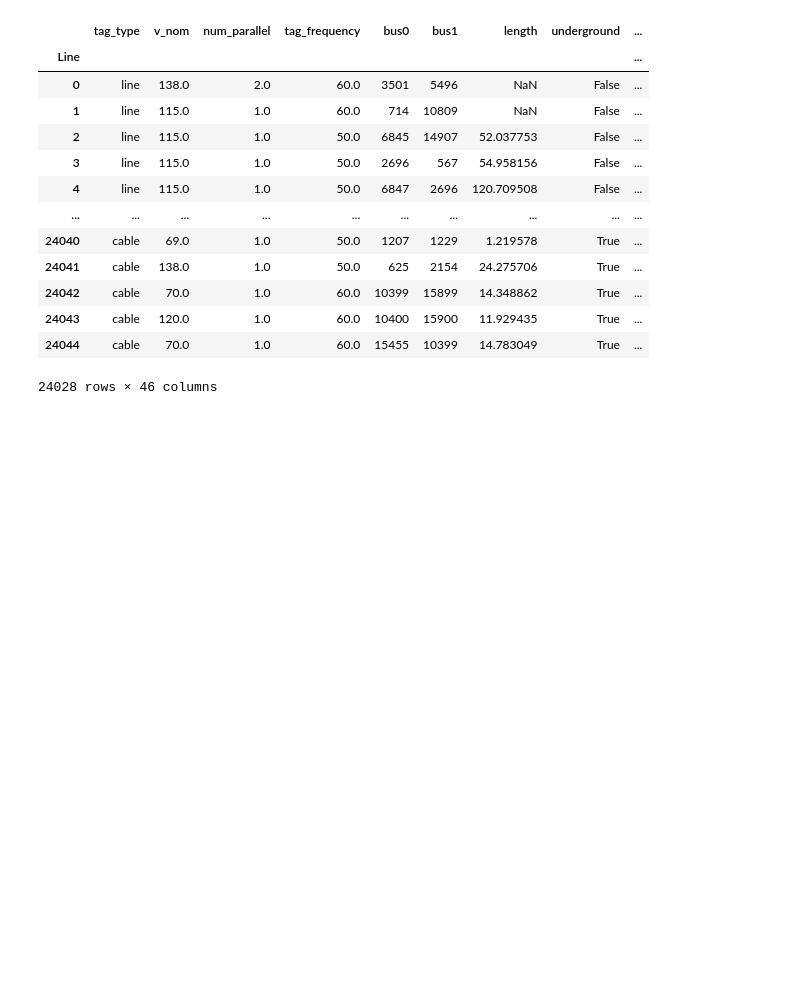
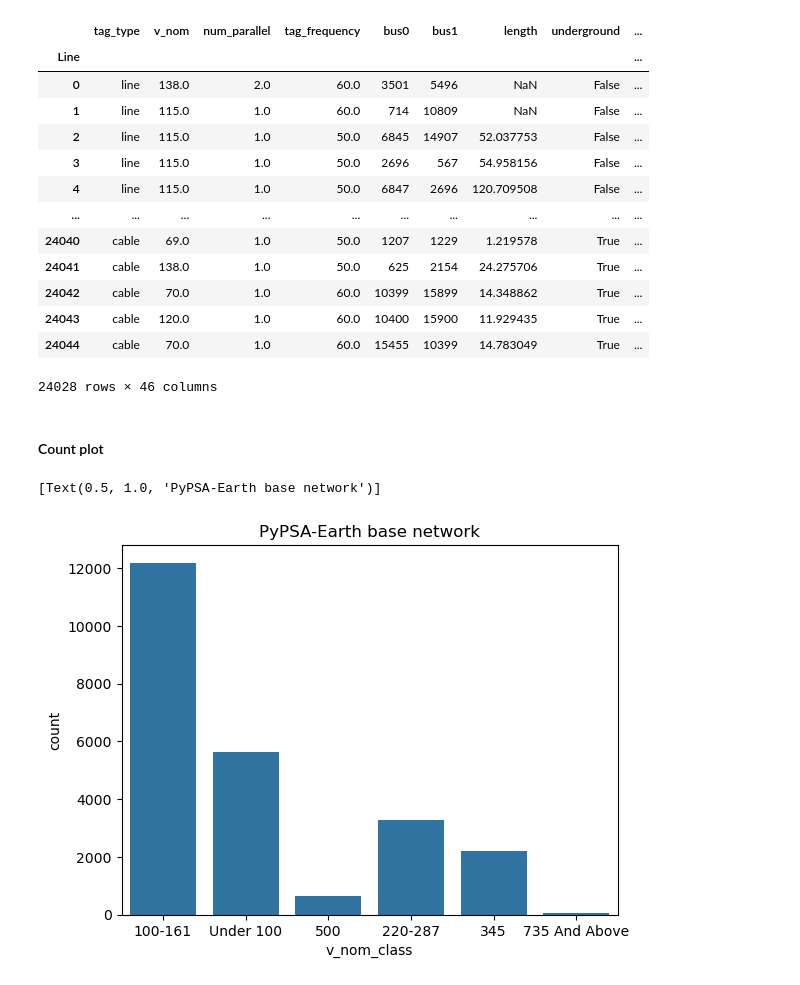
Before and after one commit to open-energy-transition/geothermal-modelling, a Jupyter notebook: analysis/notebooks/network_comparison.ipynb, the cells around one changed output. Drawn from its saved outputs; the diff is of its cells as text; code cells hidden in the pictures; blank space fills up the shorter version.

Commit message:
update of network_comparison

```diff
--- a/analysis/notebooks/network_comparison.ipynb
+++ b/analysis/notebooks/network_comparison.ipynb
@@ -174,3 +181,10 @@ base_network_pypsa_earth.lines
 | 24043 | cable | 120.0 | 1.0 | 60.0 | 10400 | 15900 | 11.929435 | True | ... |
 | 24044 | cable | 70.0 | 1.0 | 60.0 | 15455 | 10399 | 14.783049 | True | ... |
 24028 rows × 46 columns
+# %% [markdown]
+#### Count plot
+# %%
+sbn.countplot(data=base_network_pypsa_earth.lines, x=base_network_pypsa_earth.lines["v_nom_class"]).set(title='PyPSA-Earth base network')
+# %% [output]
+[Text(0.5, 1.0, 'PyPSA-Earth base network')]
+[figure, added]
```
Also changed, not shown: parts of 4 cells of this notebook.
